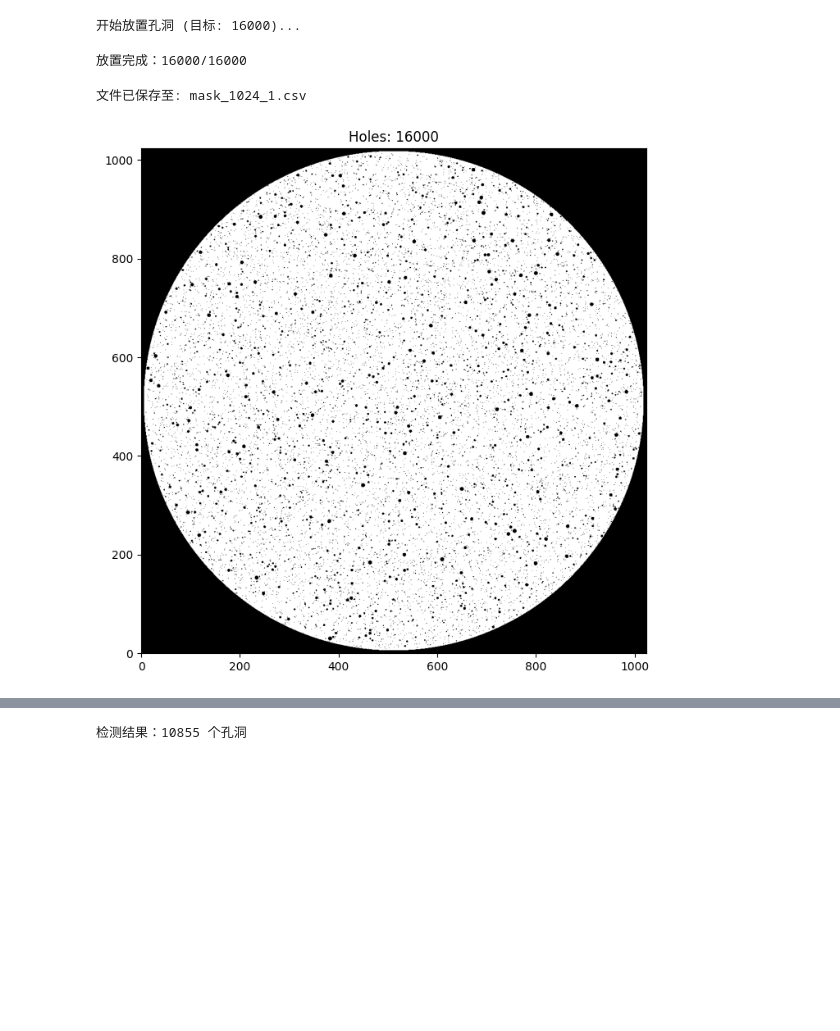
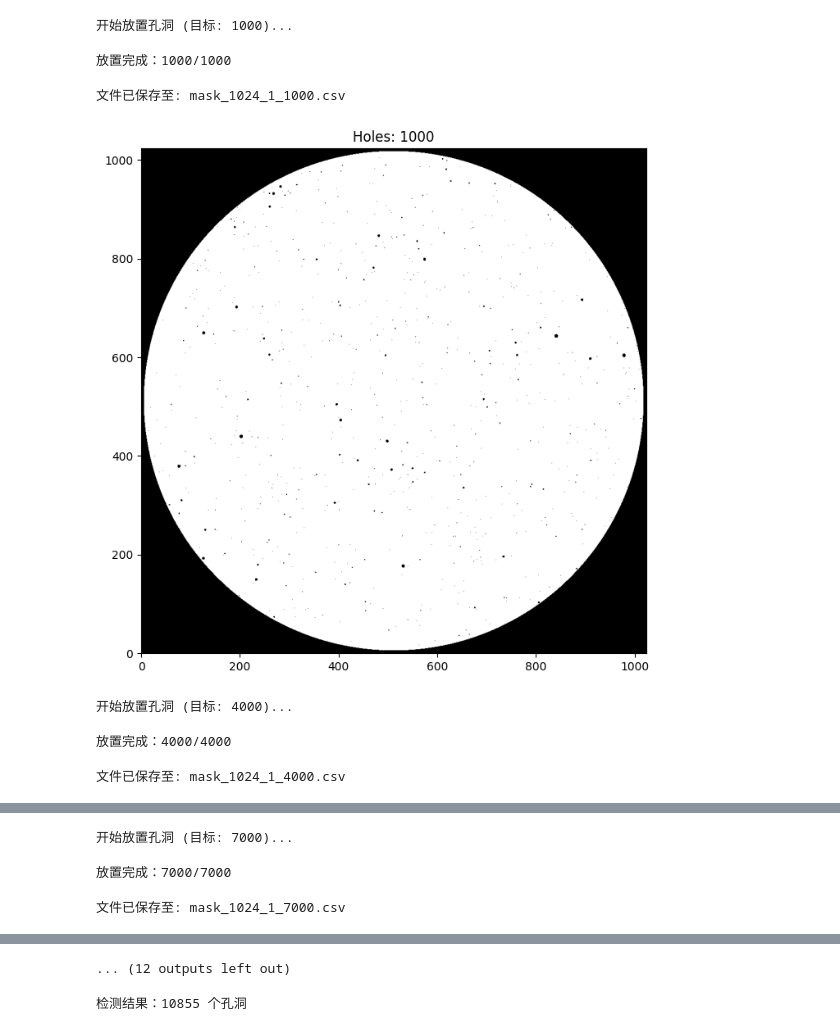
Before and after one commit to William-XiaodongAn/defibrillation, a Jupyter notebook: defrib_3V/make_circle_mask.ipynb, the cells around one changed output, grey strips where cells are left out. Saved outputs shown, nothing was run; the diff lists cells and outputs as text; code cells hidden in the pictures; blank space fills up the shorter version.

```diff
--- a/defrib_3V/make_circle_mask.ipynb
+++ b/defrib_3V/make_circle_mask.ipynb
@@ -155,10 +136,10 @@ import numpy as np
 import matplotlib.pyplot as plt
 from tqdm import tqdm # 进度条库，建议安装：pip install tqdm
 
-def main(seed=1):
+def main(seed=1, n_target=16000):
     # --- 1. 参数设置 ---
     L = 200.0             # 区域尺寸 200mm
-    n_target = 16000      # 目标孔洞数量
+    n_target = n_target      # 目标孔洞数量
     alpha = 2.75          # 幂律指数
     Rmin, Rmax = 0.06, 0.8 # 半径范围 (mm)
     grid_size = 1024      # 导出图像/数据的分辨率
@@ -265,36 +246,40 @@ def main(seed=1):
 
         sub_XX, sub_YY = np.meshgrid(sub_x, sub_y)
         sub_dist_sq = (sub_XX - cx)**2 + (sub_YY - cy)**2
         mask[iy0:iy1, ix0:ix1][sub_dist_sq <= r**2] = 1 # 1 代表孔洞
 
     # --- 6. 保存与预览 ---
-    save_as_csv(mask, f'mask_{grid_size}_{seed}.csv', grid_size)
+    save_as_csv(mask, f'mask_{grid_size}_{seed}_{n_target}.csv', grid_size)
 
     plt.figure(figsize=(8,8))
     plt.imshow(mask, cmap='gray_r', origin='lower') # 反色显示：黑色为孔洞
     plt.title(f"Holes: {len(placed_circles)}")
     plt.show()
 
 def save_as_csv(mask, filename, size):
     """按照你要求的特定 RGBA 扁平化格式保存"""
     # 0 代表组织，1 代表孔洞 -> 你的逻辑：Anew = (mask==0)
     # 这里根据你的原始逻辑：组织部分为 1(Alpha=255)，孔洞部分为 0
     Anew = (mask == 0).astype(np.uint8)
     # 构造 [W, H, R, G, B, A] 逻辑，但你只用了 Alpha 通道
     # 原始逻辑是 rgba_permuted 展开
     data_flat = np.zeros(size * size * 4, dtype=np.uint8)
     # 填充红色通道（按你原代码逻辑：rgba = [Anew, 0, 0, 0]）
     data_flat[0::4] = Anew.flatten()
 
     header = np.array([size, size], dtype=int)
     final_data = np.concatenate([header, data_flat])
     np.savetxt(filename, final_data.reshape(1, -1), delimiter=',', fmt='%d')
     print(f"文件已保存至: {filename}")
 
 if __name__ == "__main__":
-    main(seed=1)
+    for n in range(1000,17000,3000):
+        main(seed=1, n_target=n)
 # %% [output]
-开始放置孔洞 (目标: 16000)...
+开始放置孔洞 (目标: 1000)...
-放置完成：16000/16000
+放置完成：1000/1000
-文件已保存至: mask_1024_1.csv
+文件已保存至: mask_1024_1_1000.csv
-[figure, old version]
+[figure, new version]
+开始放置孔洞 (目标: 4000)...
+放置完成：4000/4000
+文件已保存至: mask_1024_1_4000.csv
@@ -300,0 +287,3 @@ if __name__ == "__main__":
+开始放置孔洞 (目标: 7000)...
+放置完成：7000/7000
+文件已保存至: mask_1024_1_7000.csv
@@ -301,3 +291,4 @@ if __name__ == "__main__":
+... (12 outputs left out)
 # %%
 import numpy as np
 import cv2
```
Also changed, not shown: parts of 2 cells of this notebook, 7 other files.
